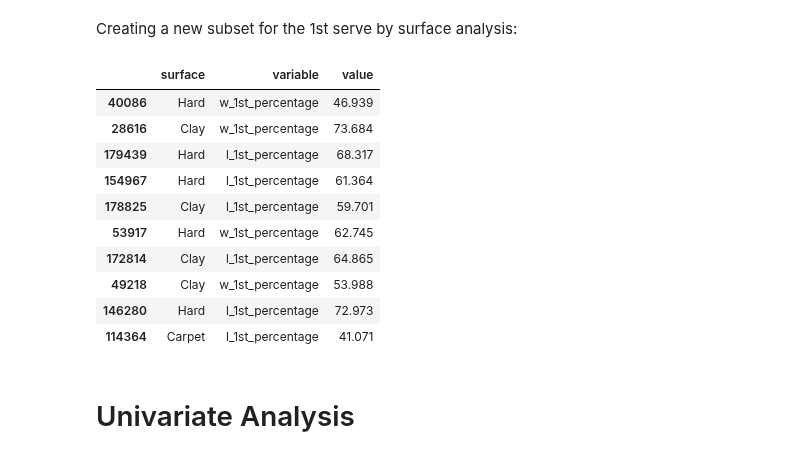
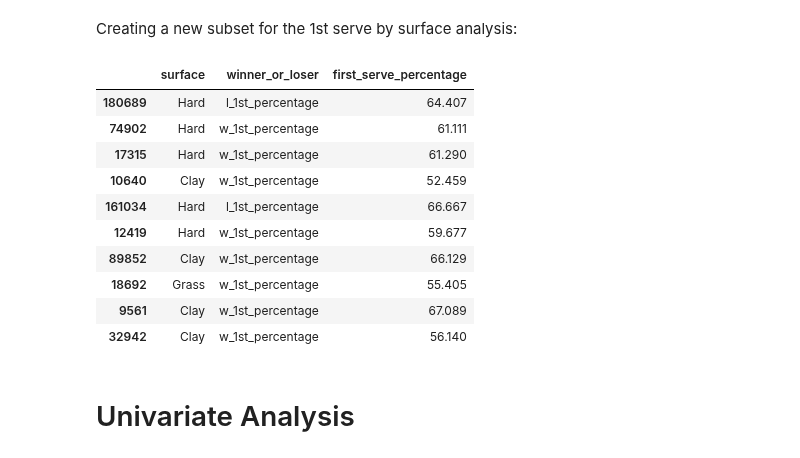
Before and after one commit to YoavWeller/Tennis_Analysis, a Jupyter notebook: tennis_analysis.ipynb, the cells around one changed output. Drawn from its saved outputs; the diff is of its cells as text; code cells hidden in the pictures.

Commit message:
Update tennis_analysis.ipynb
Changing columns names in subset for the 1st serve by surface analysis

```diff
--- a/tennis_analysis.ipynb
+++ b/tennis_analysis.ipynb
@@ -383,19 +383,21 @@ multivariate_analysis_df.head()
 Creating a new subset for the 1st serve by surface analysis:
 # %%
 first_serve_by_surface_df = pd.melt(combined_df, id_vars = "surface", value_vars=["w_1st_percentage", "l_1st_percentage"])
+first_serve_by_surface_df.rename(columns={"variable": "winner_or_loser", "value": "first_serve_percentage"}, inplace=True)
+
 first_serve_by_surface_df.sample(10)
 # %% [output]
-|  | surface | variable | value |
-| 40086 | Hard | w_1st_percentage | 46.939 |
-| 28616 | Clay | w_1st_percentage | 73.684 |
-| 179439 | Hard | l_1st_percentage | 68.317 |
-| 154967 | Hard | l_1st_percentage | 61.364 |
-| 178825 | Clay | l_1st_percentage | 59.701 |
-| 53917 | Hard | w_1st_percentage | 62.745 |
-| 172814 | Clay | l_1st_percentage | 64.865 |
-| 49218 | Clay | w_1st_percentage | 53.988 |
-| 146280 | Hard | l_1st_percentage | 72.973 |
-| 114364 | Carpet | l_1st_percentage | 41.071 |
+|  | surface | winner_or_loser | first_serve_percentage |
+| 180689 | Hard | l_1st_percentage | 64.407 |
+| 74902 | Hard | w_1st_percentage | 61.111 |
+| 17315 | Hard | w_1st_percentage | 61.290 |
+| 10640 | Clay | w_1st_percentage | 52.459 |
+| 161034 | Hard | l_1st_percentage | 66.667 |
+| 12419 | Hard | w_1st_percentage | 59.677 |
+| 89852 | Clay | w_1st_percentage | 66.129 |
+| 18692 | Grass | w_1st_percentage | 55.405 |
+| 9561 | Clay | w_1st_percentage | 67.089 |
+| 32942 | Clay | w_1st_percentage | 56.140 |
 # %% [markdown]
 # Univariate Analysis
 # %% [markdown]
```
Also changed, not shown: parts of 35 cells of this notebook.
